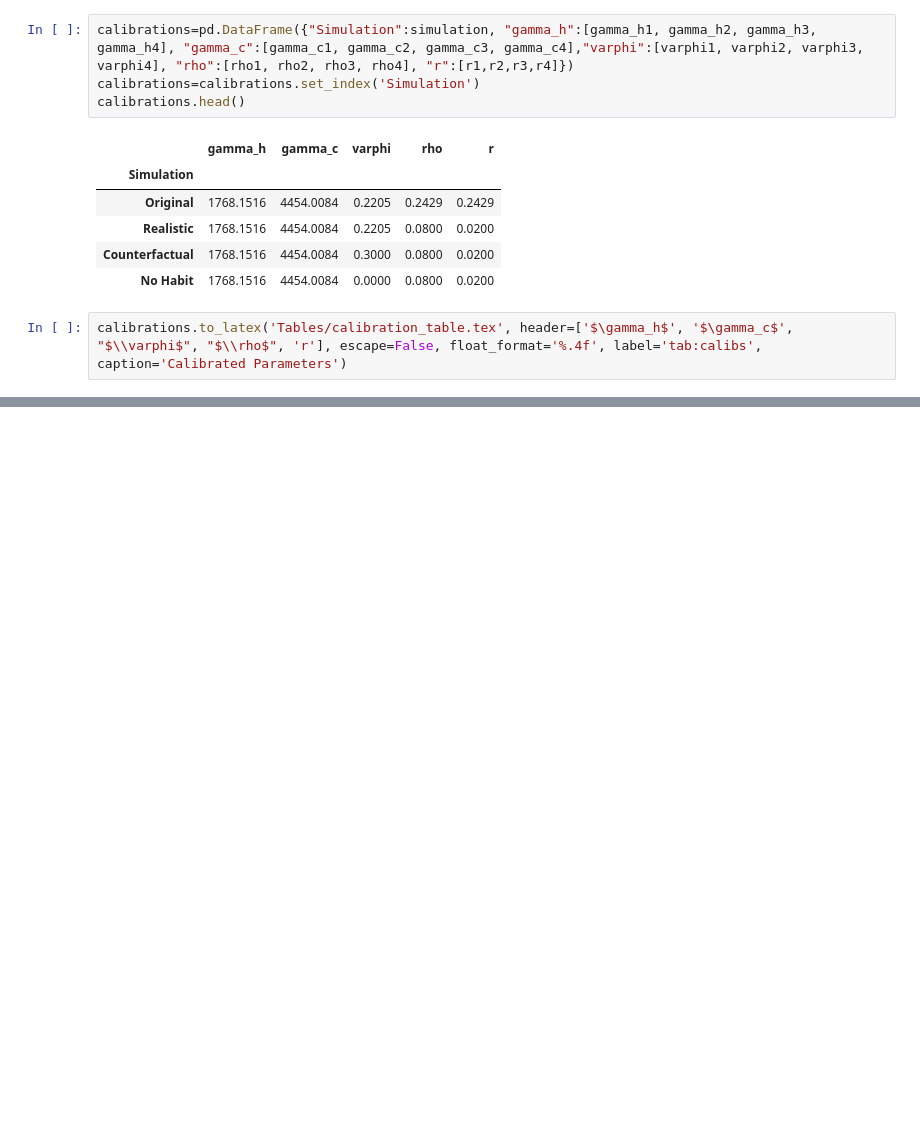
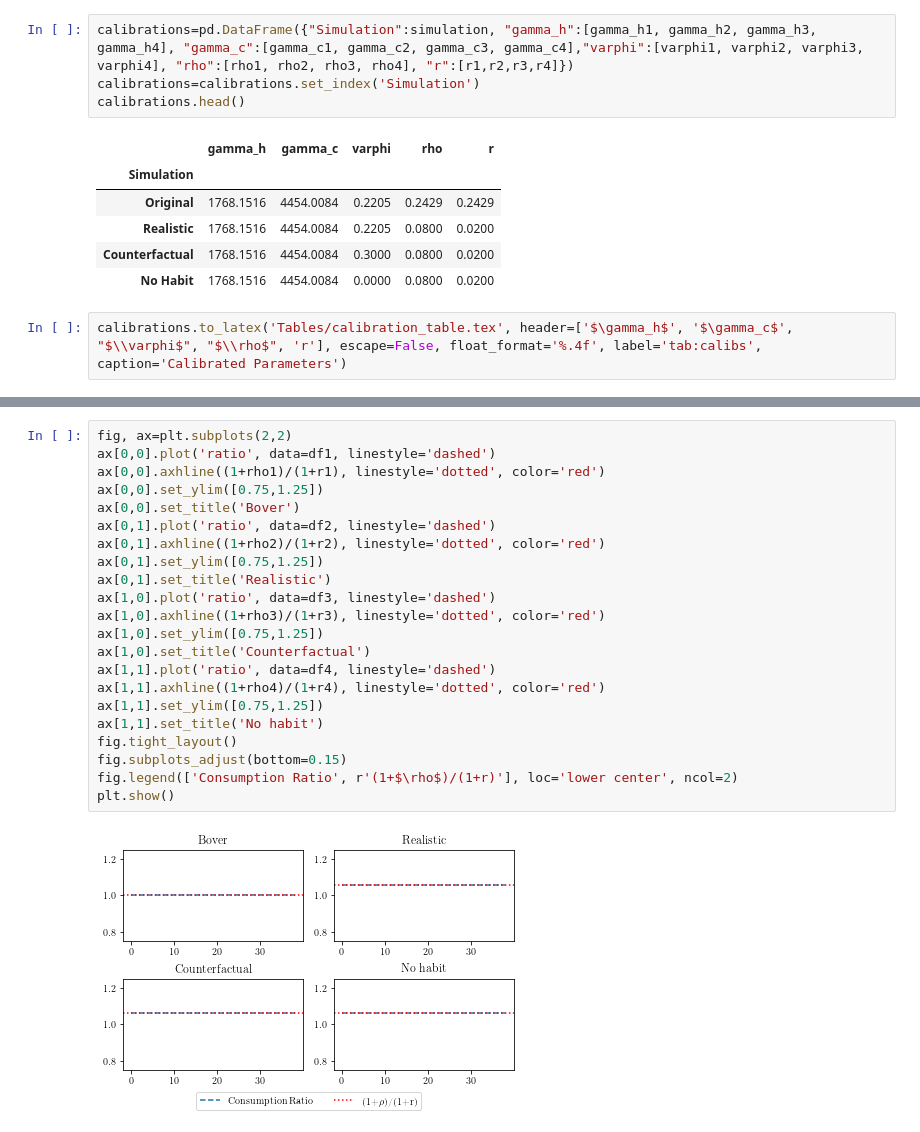
Before and after one commit to mmdrozd/CompMethods2021-DrozdMM, a Jupyter notebook: ProjectMMD.ipynb, the cells around one changed output, grey strips where cells are left out. Drawn from its saved outputs; the diff is of its cells as text; blank space fills up the shorter version.

```diff
--- a/ProjectMMD.ipynb
+++ b/ProjectMMD.ipynb
@@ -205,0 +277,24 @@ calibrations.to_latex('Tables/calibration_table.tex', header=['$\gamma_h$', '$\g
+# %%
+fig, ax=plt.subplots(2,2)
+ax[0,0].plot('ratio', data=df1, linestyle='dashed')
+ax[0,0].axhline((1+rho1)/(1+r1), linestyle='dotted', color='red')
+ax[0,0].set_ylim([0.75,1.25])
+ax[0,0].set_title('Bover')
+ax[0,1].plot('ratio', data=df2, linestyle='dashed')
+ax[0,1].axhline((1+rho2)/(1+r2), linestyle='dotted', color='red')
+ax[0,1].set_ylim([0.75,1.25])
+ax[0,1].set_title('Realistic')
+ax[1,0].plot('ratio', data=df3, linestyle='dashed')
+ax[1,0].axhline((1+rho3)/(1+r3), linestyle='dotted', color='red')
+ax[1,0].set_ylim([0.75,1.25])
+ax[1,0].set_title('Counterfactual')
+ax[1,1].plot('ratio', data=df4, linestyle='dashed')
+ax[1,1].axhline((1+rho4)/(1+r4), linestyle='dotted', color='red')
+ax[1,1].set_ylim([0.75,1.25])
+ax[1,1].set_title('No habit')
+fig.tight_layout()
+fig.subplots_adjust(bottom=0.15)
+fig.legend(['Consumption Ratio', r'(1+$\rho$)/(1+r)'], loc='lower center', ncol=2)
+plt.show()
+# %% [output]
+[figure, added]
```
Also changed, not shown: parts of 6 cells of this notebook, 19 other files.
